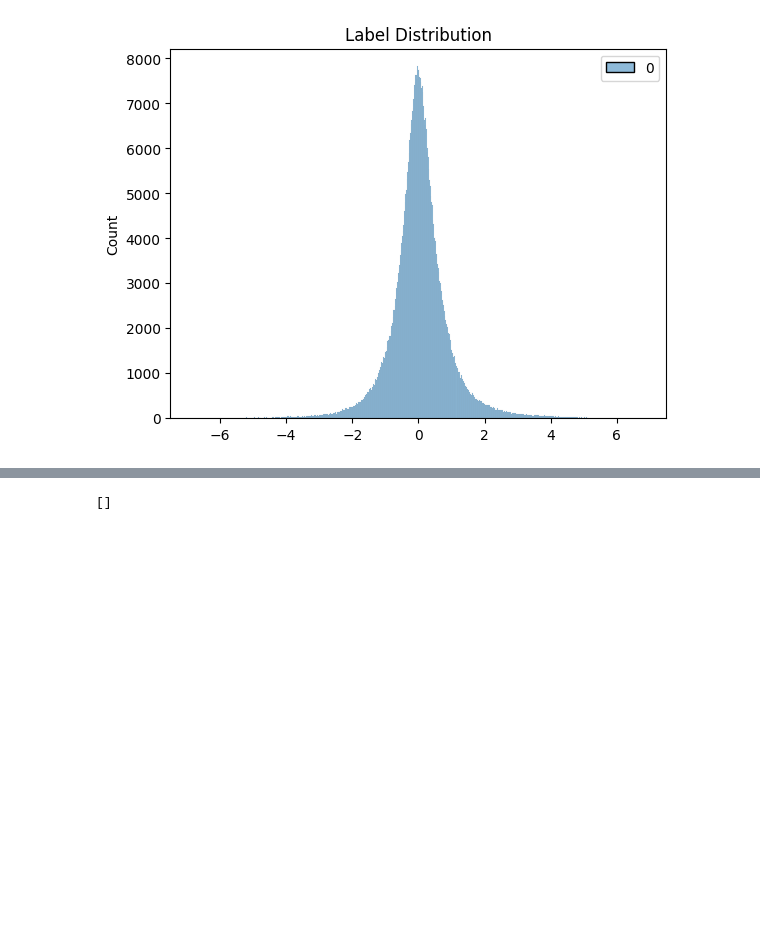
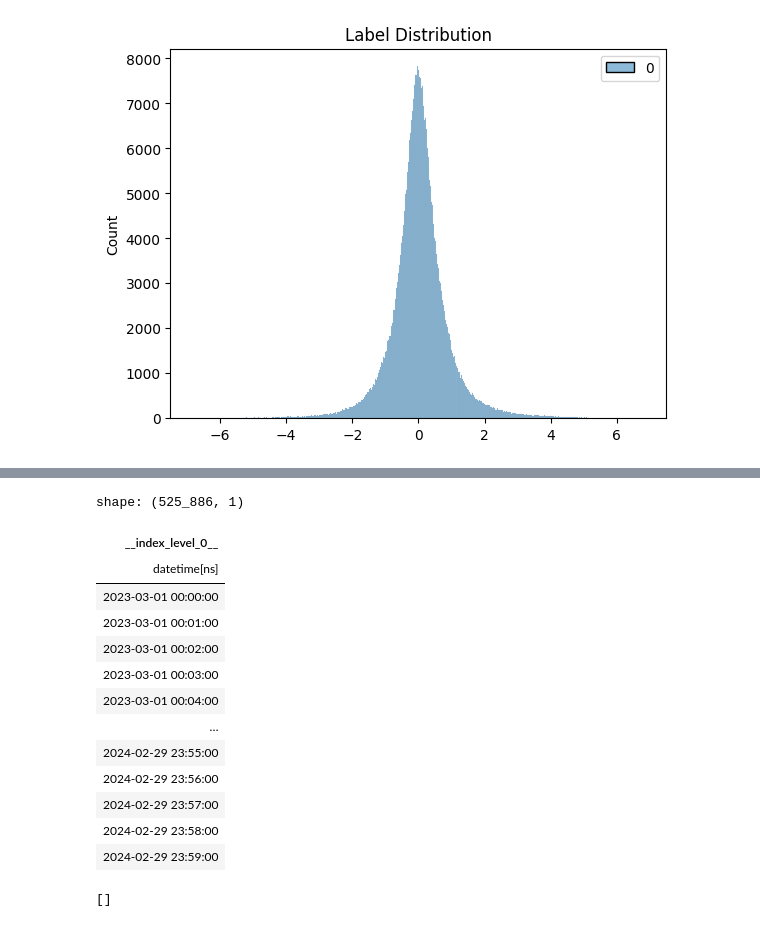
Before and after one commit to justpqa/drw-crypto-market-prediction, a Jupyter notebook: eda.ipynb, the cells around one changed output, grey strips where cells are left out. Cells and saved outputs as stored; diff of their text form; code cells hidden in the pictures; blank space fills up the shorter version.

```diff
--- a/eda.ipynb
+++ b/eda.ipynb
@@ -46,2 +46,19 @@ print(train_df.select("label").quantile(0.25, "nearest").collect().item(), train
+# %%
+train_df.select("__index_level_0__").collect()
+# %% [output]
+shape: (525_886, 1)
+| __index_level_0__ |
+| datetime[ns] |
+| 2023-03-01 00:00:00 |
+| 2023-03-01 00:01:00 |
+| 2023-03-01 00:02:00 |
+| 2023-03-01 00:03:00 |
+| 2023-03-01 00:04:00 |
+| … |
+| 2024-02-29 23:55:00 |
+| 2024-02-29 23:56:00 |
+| 2024-02-29 23:57:00 |
+| 2024-02-29 23:58:00 |
+| 2024-02-29 23:59:00 |
 # %%
 # drop timestamp since test data does not have timestamp
```
Also changed, not shown: parts of 18 cells of this notebook, 16 other files.
